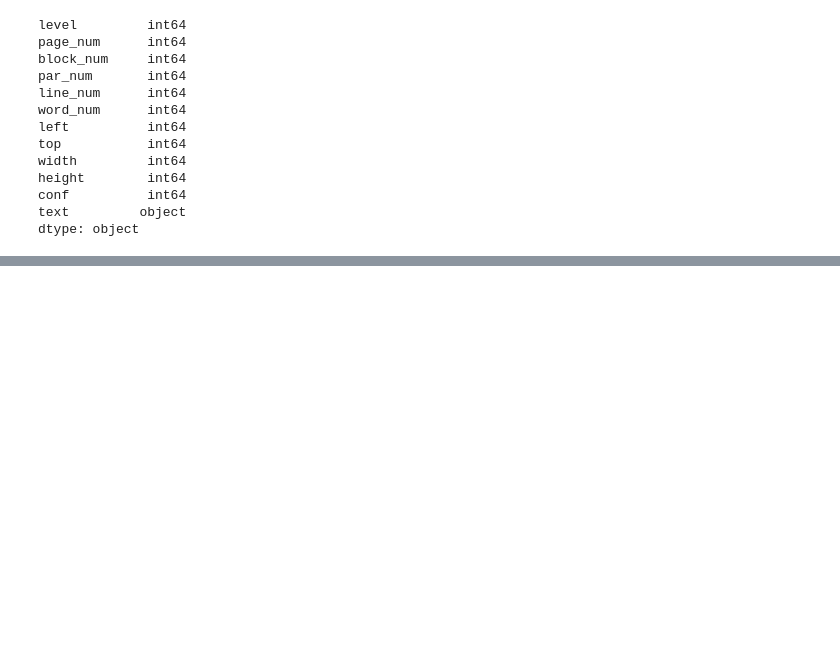
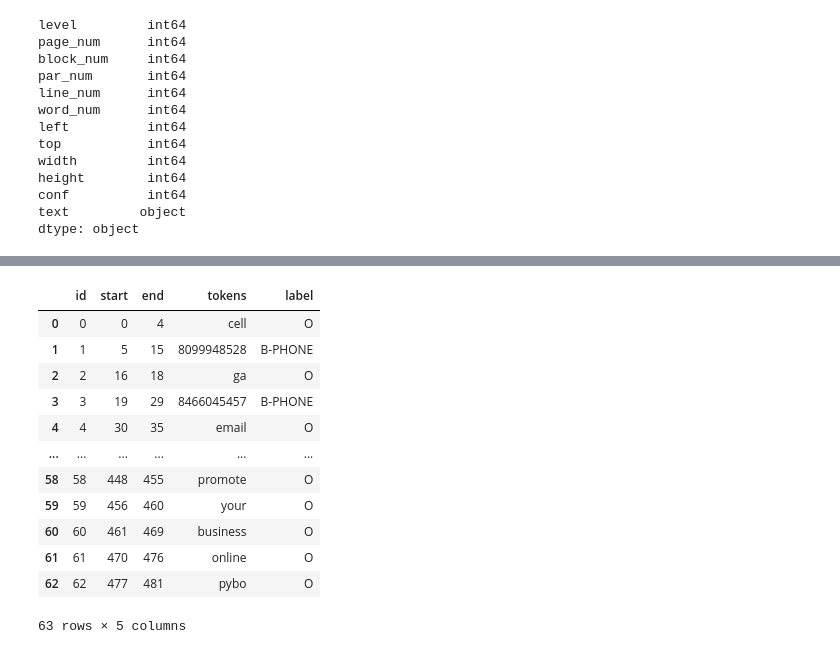
Before and after one commit to Aesthethic0de/Intelligent_OCR_NER, a Jupyter notebook: OCR_NER.ipynb, the cells around one changed output, grey strips where cells are left out. Saved outputs shown, nothing was run; the diff lists cells and outputs as text; code cells hidden in the pictures; blank space fills up the shorter version.

```diff
--- a/OCR_NER.ipynb
+++ b/OCR_NER.ipynb
@@ -309,0 +529,7 @@ allBusinessCard.to_csv("buinesscard.csv", index=False)
+# %%
+doc_json = doc.to_json()
+# %%
+doc_text = doc_json["text"]
+dataframe_tag = pd.DataFrame(doc_json["tokens"])
+dataframe_tag["tokens"] = dataframe_tag[["start", "end"]].apply(
+    lambda x : doc_text[x[0]:x[1]], axis=1)
@@ -309,0 +545,21 @@ allBusinessCard.to_csv("buinesscard.csv", index=False)
+# %%
+right_table = pd.DataFrame(doc_json['ents'])[['start','label']]
+datafram_tokens = pd.merge(dataframe_tag,right_table,how='left',on='start')
+# %%
+datafram_tokens.fillna("O", inplace=True)
+# %%
+datafram_tokens
+# %% [output]
+|  | id | start | end | tokens | label |
+| 0 | 0 | 0 | 4 | cell | O |
+| 1 | 1 | 5 | 15 | 8099948528 | B-PHONE |
+| 2 | 2 | 16 | 18 | ga | O |
+| 3 | 3 | 19 | 29 | 8466045457 | B-PHONE |
+| 4 | 4 | 30 | 35 | email | O |
+| ... | ... | ... | ... | ... | ... |
+| 58 | 58 | 448 | 455 | promote | O |
+| 59 | 59 | 456 | 460 | your | O |
+| 60 | 60 | 461 | 469 | business | O |
+| 61 | 61 | 470 | 476 | online | O |
+| 62 | 62 | 477 | 481 | pybo | O |
+63 rows × 5 columns
```
Also changed, not shown: parts of 61 cells of this notebook, 39 other files.
